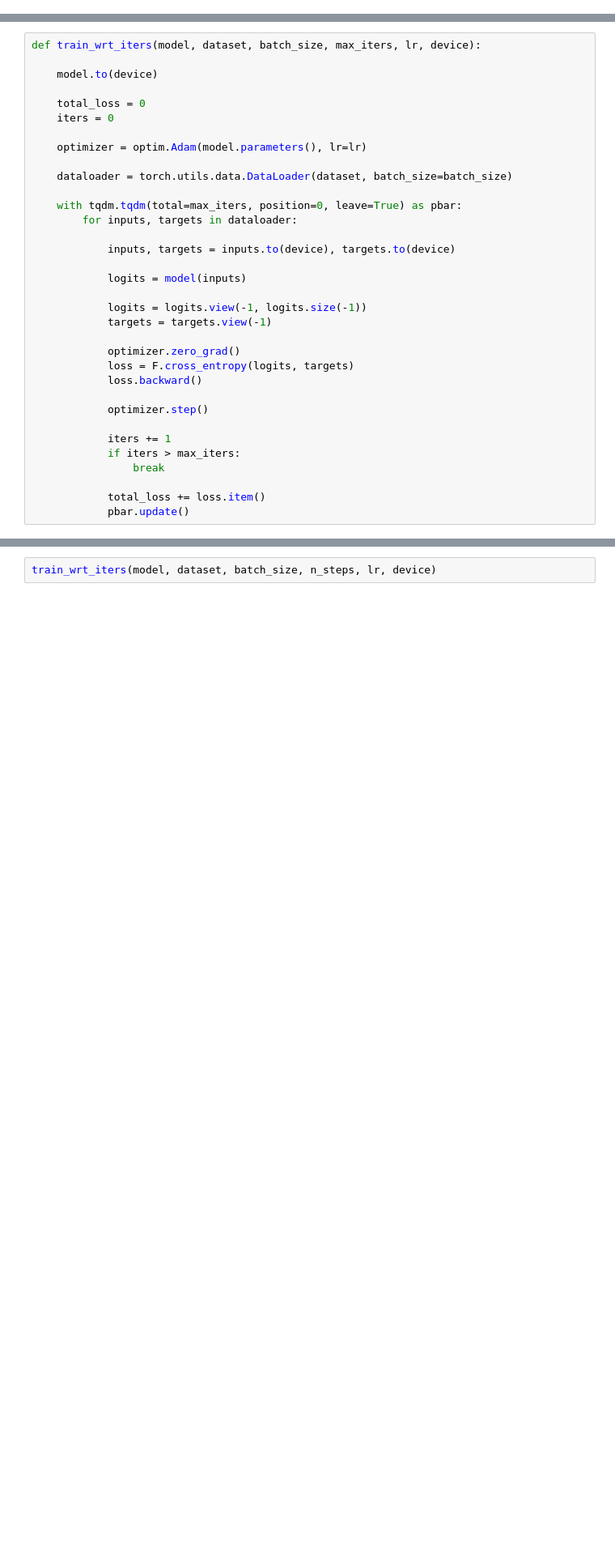
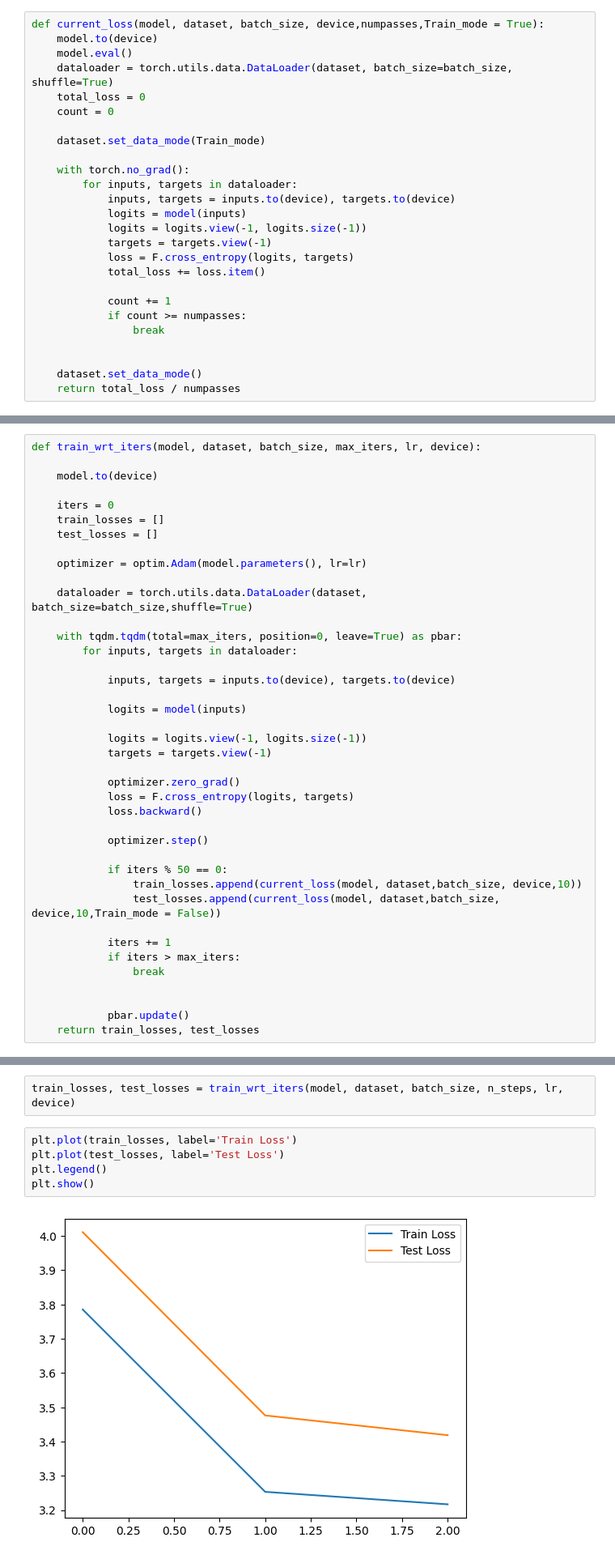
Before and after one commit to Massimo-Horvath/LLM-DeepLearning, a Jupyter notebook: LLM_Horvath_Folly-Dogba.ipynb, the cells around one changed output, grey strips where cells are left out. Shown: that part at 81% size. Saved outputs shown, nothing was run; the diff lists cells and outputs as text; blank space fills up the shorter version.

```diff
--- a/LLM_Horvath_Folly-Dogba.ipynb
+++ b/LLM_Horvath_Folly-Dogba.ipynb
@@ -338,3 +342,29 @@ class GPT(nn.Module):
+# %%
+def current_loss(model, dataset, batch_size, device,numpasses,Train_mode = True):
+    model.to(device)
+    model.eval()
+    dataloader = torch.utils.data.DataLoader(dataset, batch_size=batch_size, shuffle=True)
+    total_loss = 0
+    count = 0
+
+    dataset.set_data_mode(Train_mode)
+
+    with torch.no_grad():
+        for inputs, targets in dataloader:
+            inputs, targets = inputs.to(device), targets.to(device)
+            logits = model(inputs)
+            logits = logits.view(-1, logits.size(-1))
+            targets = targets.view(-1)
+            loss = F.cross_entropy(logits, targets)
+            total_loss += loss.item()
+
+            count += 1
+            if count >= numpasses:
+                break
+
+
+    dataset.set_data_mode()
+    return total_loss / numpasses
 # %% [markdown]
 ---
 ---
@@ -411,12 +374,13 @@ def train_wrt_iters(model, dataset, batch_size, max_iters, lr, device):
 
     model.to(device)
 
-    total_loss = 0
     iters = 0
+    train_losses = []
+    test_losses = []
 
     optimizer = optim.Adam(model.parameters(), lr=lr)
 
-    dataloader = torch.utils.data.DataLoader(dataset, batch_size=batch_size)
+    dataloader = torch.utils.data.DataLoader(dataset, batch_size=batch_size,shuffle=True)
 
     with tqdm.tqdm(total=max_iters, position=0, leave=True) as pbar:
         for inputs, targets in dataloader:
@@ -434,12 +398,17 @@ def train_wrt_iters(model, dataset, batch_size, max_iters, lr, device):
 
             optimizer.step()
 
+            if iters % 50 == 0:
+                train_losses.append(current_loss(model, dataset,batch_size, device,10))
+                test_losses.append(current_loss(model, dataset,batch_size, device,10,Train_mode = False))
+
             iters += 1
             if iters > max_iters:
                 break
 
-            total_loss += loss.item()
+
             pbar.update()
+    return train_losses, test_losses
 # %%
 ### PARAMETERS SAVING FUNCTION
 
@@ -583,5 +552,12 @@ Nombre de paramètres du modèle : 9810497
 # %%
-train_wrt_iters(model, dataset, batch_size, n_steps, lr, device)
+train_losses, test_losses = train_wrt_iters(model, dataset, batch_size, n_steps, lr, device)
+# %%
+plt.plot(train_losses, label='Train Loss')
+plt.plot(test_losses, label='Test Loss')
+plt.legend()
+plt.show()
+# %% [output]
+[figure, added]
 # %%
 seed = "My king, my heart"
 print(generate_text(model,seed,500,dataset.stoi,dataset.itos,block_size = block_size,device = device))
```
Also changed, not shown: parts of 15 cells of this notebook.
